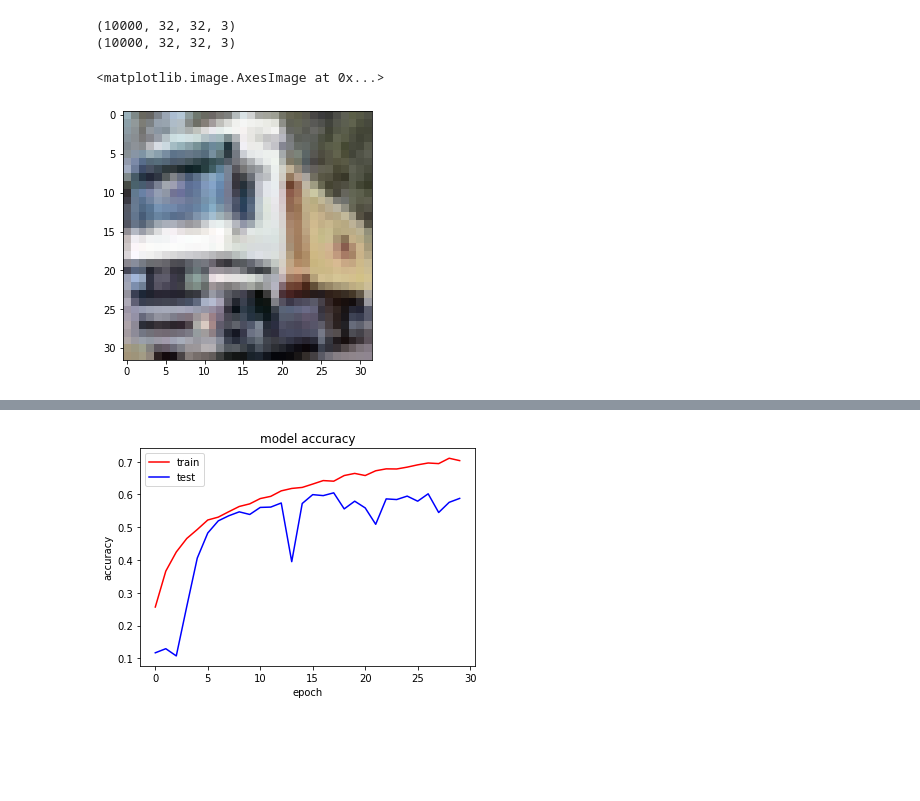
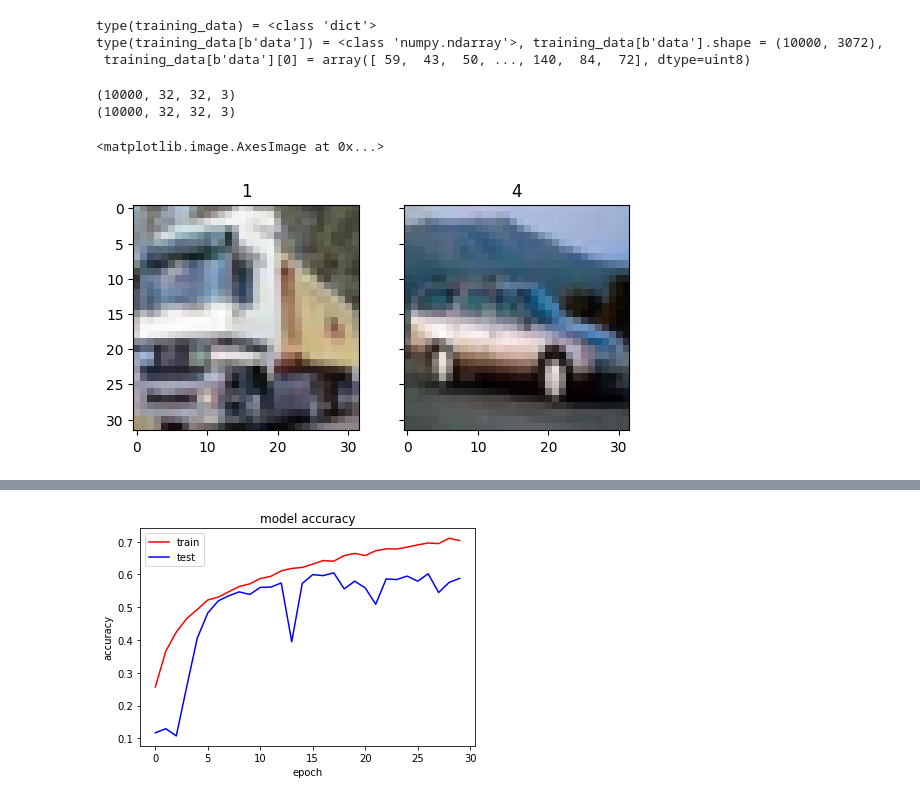
Before and after one commit to samdeleu/howest-dl, a Jupyter notebook: sessie_02/demos/CNN_Transfer_Learning_Demos_CIFAR.ipynb, the cells around one changed output, grey strips where cells are left out. Cells and saved outputs as stored; diff of their text form; code cells hidden in the pictures; blank space fills up the shorter version.

```diff
--- a/sessie_02/demos/CNN_Transfer_Learning_Demos_CIFAR.ipynb
+++ b/sessie_02/demos/CNN_Transfer_Learning_Demos_CIFAR.ipynb
@@ -47,3 +46,27 @@ test_data = unpickle('./cifar-10/test_batch')
+# %%
+# Load training set and test set
+
+training_data = unpickle('./cifar-10/data_batch_1')
+test_data = unpickle('./cifar-10/test_batch')
+print(f"{type(training_data) = }")
+print(f"{type(training_data[b'data']) = }, {training_data[b'data'].shape = }, ")
+print(f" {training_data[b'data'][0] = }")
+# print(training_data.keys())
+# print(type(training_data[b"data"]))
+# print(training_data[b"data"].shape)
+# print(training_data[b"data"])
+# print("===================")
+# print(training_data[b"data"][1])
+# print("===================")
+# rs1 = training_data[b"data"].reshape(len(X_train),3,32,32)
+# print("+++++++++++++++++++")
+# print(rs1[1, 0])
+# print("+++++++++++++++++++")
+# print(rs1)
+# %% [output]
+type(training_data) = <class 'dict'>
+type(training_data[b'data']) = <class 'numpy.ndarray'>, training_data[b'data'].shape = (10000, 3072),
+ training_data[b'data'][0] = array([ 59,  43,  50, ..., 140,  84,  72], dtype=uint8)
 # %%
 #training_data
 # %%
@@ -65,13 +88,19 @@ print(X_test.shape)
 # %% [output]
 (10000, 32, 32, 3)
 (10000, 32, 32, 3)
-# %%
-# Show image
-
-imshow(X_train[1])
-# %% [output]
-<matplotlib.image.AxesImage at 0x...>
-[figure, removed]
+# %%
+# Show image
+
+fig, axes = plt.subplots(1, 2, sharey=True)
+axes[0].set_title("1")
+axes[0].imshow(X_train[1])
+axes[1].set_title("4")
+axes[1].imshow(X_train[4])
+# plt.axis('off')  # Hide axes
+# plt.show()
+# %% [output]
+<matplotlib.image.AxesImage at 0x...>
+[figure, added]
 # %%
 # Image normalization
 
```
Also changed, not shown: parts of 2 cells of this notebook, 8 other files.
